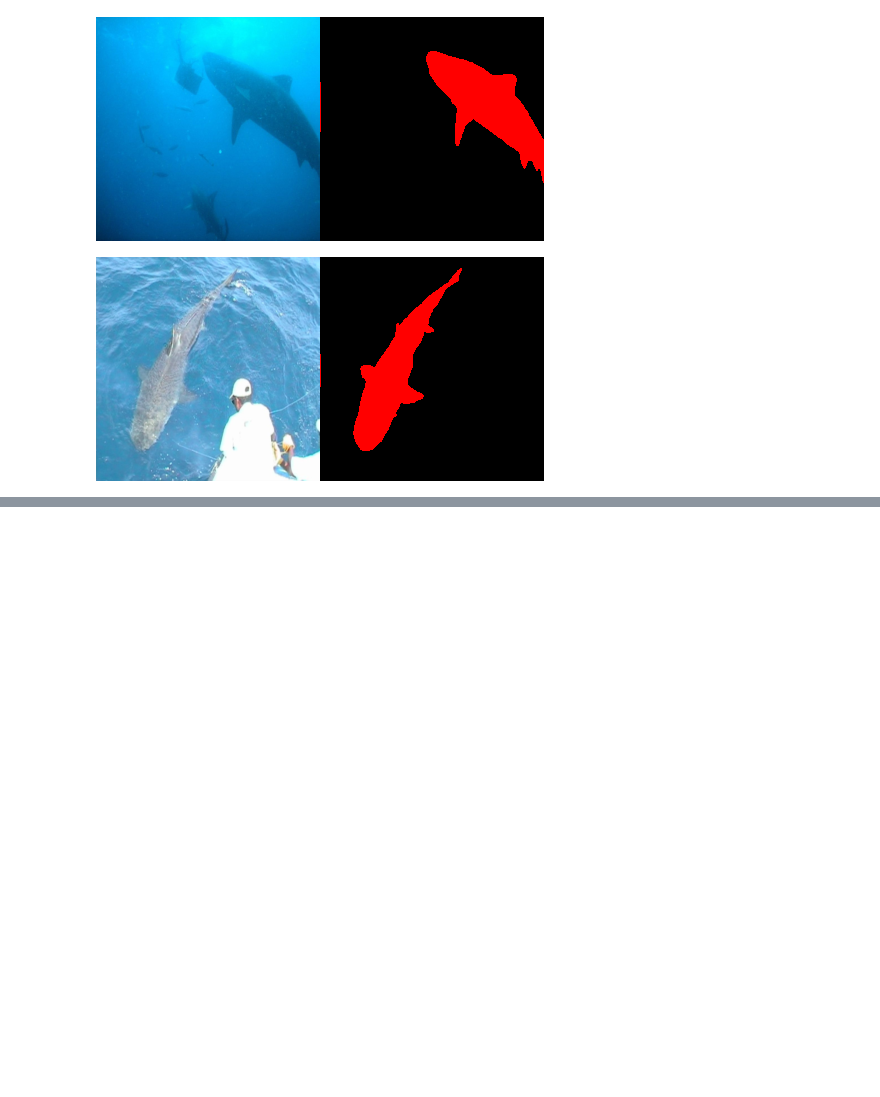
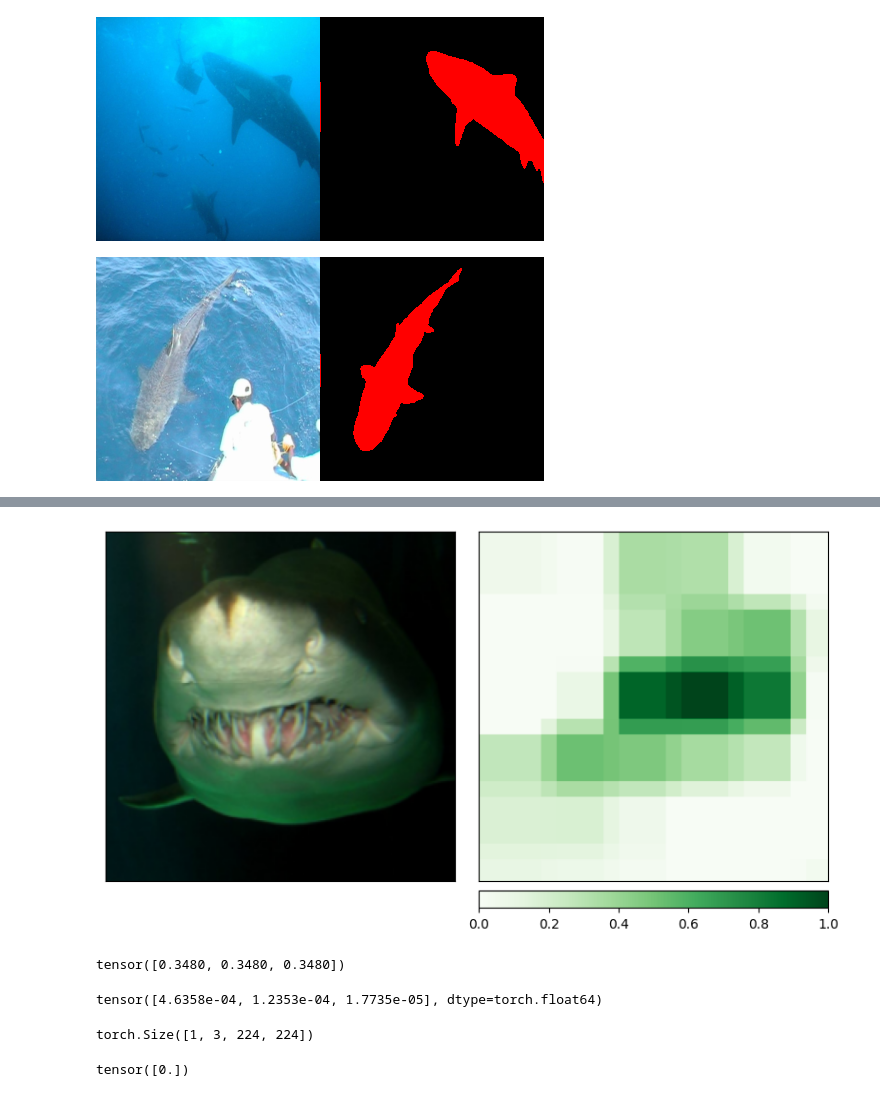
Before and after one commit to MattS0000/XAI_ensemblings_BS_MS, a Jupyter notebook: Functionalities_showcase.ipynb, the cells around one changed output, grey strips where cells are left out. Drawn from its saved outputs; the diff is of its cells as text; code cells hidden in the pictures; blank space fills up the shorter version.

```diff
--- a/Functionalities_showcase.ipynb
+++ b/Functionalities_showcase.ipynb
@@ -56,0 +194,25 @@ torch.Size([10, 3, 224, 224])
+# %%
+occlusion = Occlusion(model)
+
+attributions_occ2 = occlusion.attribute(single_data,
+                                       strides = (3, 40, 40),
+                                       target=single_pred,
+                                       sliding_window_shapes=(3,50, 50),
+                                       baselines=0)
+_ = viz.visualize_image_attr_multiple(np.transpose(attributions_occ2.squeeze().cpu().detach().numpy(), (1,2,0)),
+                                      np.transpose(transformed_img.squeeze().cpu().detach().numpy(), (1,2,0)),
+                                      ["original_image", "heat_map"],
+                                      ["all", "positive"],
+                                      show_colorbar=True,
+                                      outlier_perc=2,
+                                      )
+# %% [output]
+[figure, added]
+# %%
+attributions_occ2[0,:,1,1]
+# %% [output]
+tensor([0.3480, 0.3480, 0.3480])
+# %%
+attributions_ig_nt[0,:,0,0]
+# %% [output]
+tensor([4.6358e-04, 1.2353e-04, 1.7735e-05], dtype=torch.float64)
@@ -56,0 +227,8 @@ torch.Size([10, 3, 224, 224])
+# %%
+attributions_occ2.shape
+# %% [output]
+torch.Size([1, 3, 224, 224])
+# %%
+Metrics.matrix_2_norm(single_data, single_data, sum_dim=1)
+# %% [output]
+tensor([0.])
```
Also changed, not shown: parts of 21 cells of this notebook.
